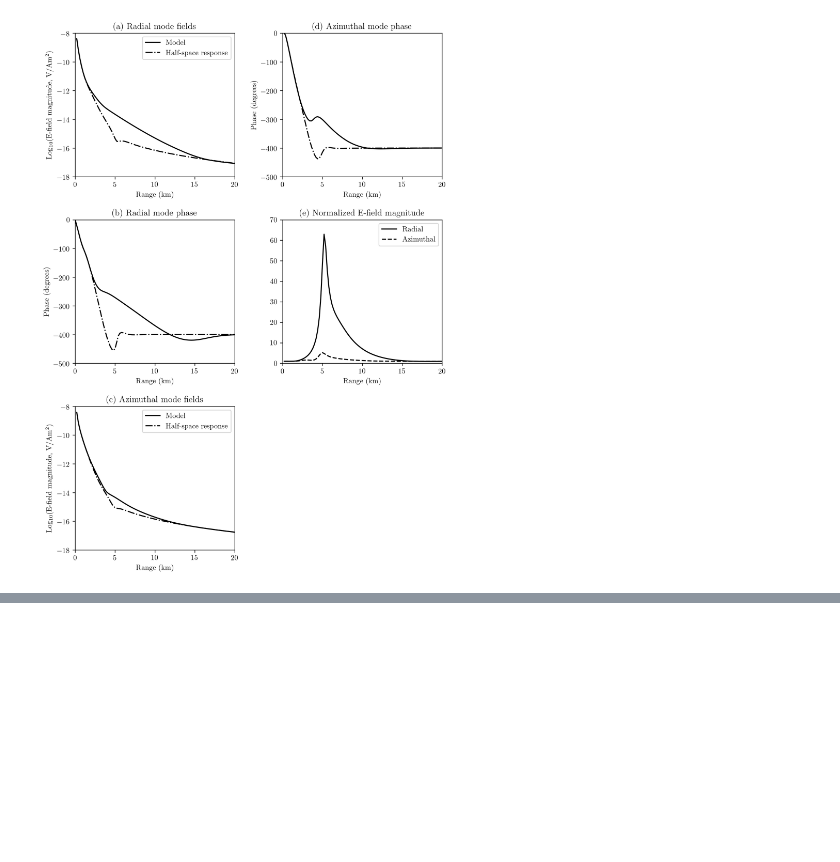
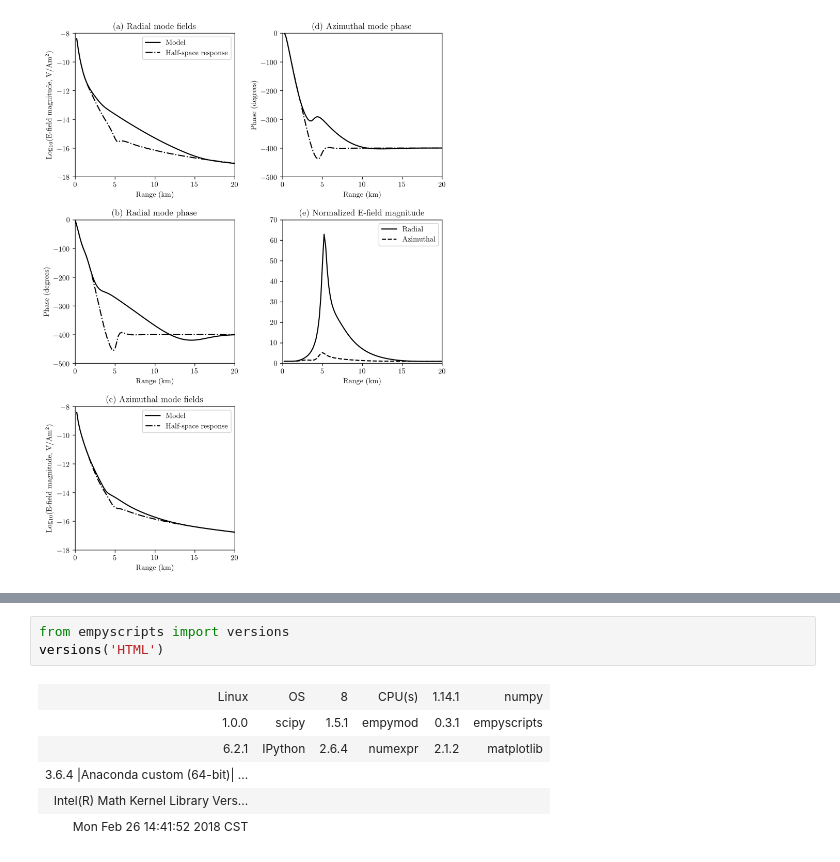
Before and after one commit to emsig/empymod-examples, a Jupyter notebook: 5a_CSEM.ipynb, the cells around one changed output, grey strips where cells are left out. Drawn from its saved outputs; the diff is of its cells as text; blank space fills up the shorter version.

```diff
--- a/5a_CSEM.ipynb
+++ b/5a_CSEM.ipynb
@@ -221,0 +213,10 @@ Thu Jun 01 21:04:30 2017 CDT
+# %%
+from empyscripts import versions
+versions('HTML')
+# %% [output]
+| Linux | OS | 8 | CPU(s) | 1.14.1 | numpy |
+| 1.0.0 | scipy | 1.5.1 | empymod | 0.3.1 | empyscripts |
+| 6.2.1 | IPython | 2.6.4 | numexpr | 2.1.2 | matplotlib |
+| 3.6.4 |Anaconda custom (64-bit)| ... |  |  |  |  |  |
+| Intel(R) Math Kernel Library Vers... |  |  |  |  |  |
+| Mon Feb 26 14:41:52 2018 CST |  |  |  |  |  |
```
Also changed, not shown: parts of 1 cell of this notebook, 10 other files.
